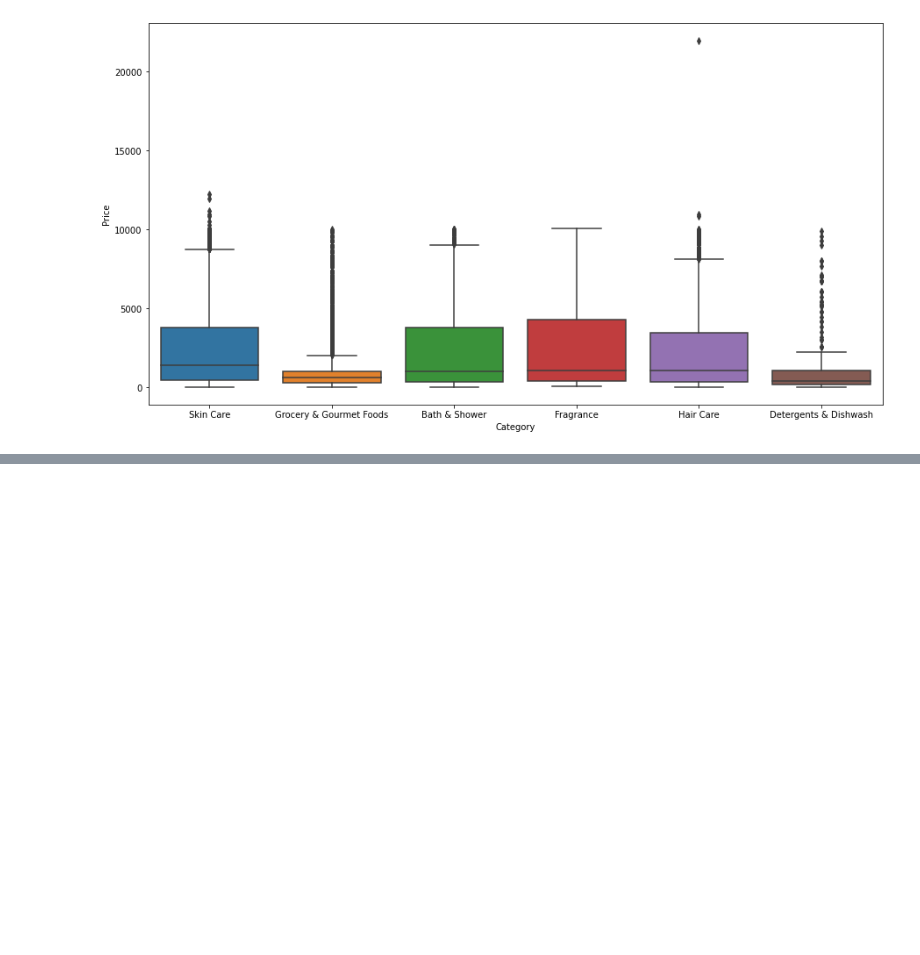
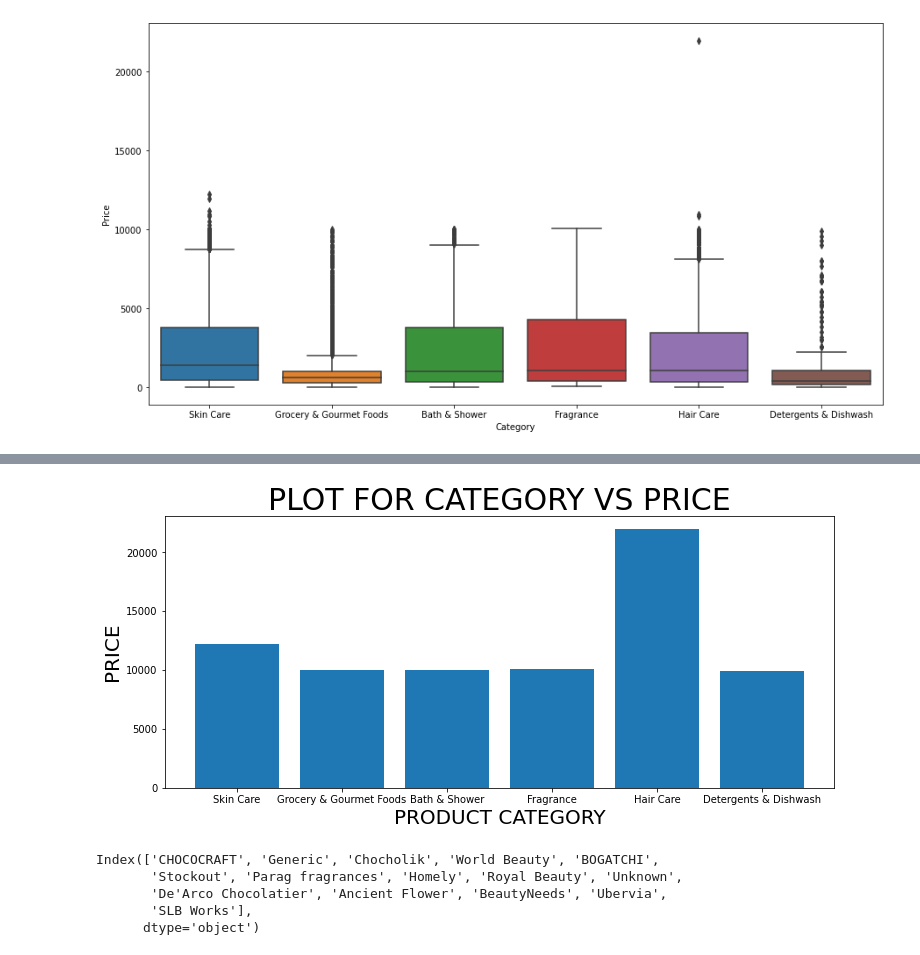
Before and after one commit to Abhishek4848/Amazon-product-listing-Analysis, a Jupyter notebook: AmazonDataAnalysis.ipynb, the cells around one changed output, grey strips where cells are left out. Saved outputs shown, nothing was run; the diff lists cells and outputs as text; code cells hidden in the pictures; blank space fills up the shorter version.

```diff
--- a/AmazonDataAnalysis.ipynb
+++ b/AmazonDataAnalysis.ipynb
@@ -212,0 +377,9 @@ dtype: int64
+# %%
+plt.figure(figsize = (12,5))
+plt.title('PLOT FOR CATEGORY VS PRICE',fontsize=30)
+plt.bar(amzn['Category'].tolist(),amzn['Price'].tolist())
+plt.xlabel("PRODUCT CATEGORY",fontsize=20)
+plt.ylabel("PRICE",fontsize=20)
+plt.show()
+# %% [output]
+[figure, added]
@@ -212,0 +389,8 @@ dtype: int64
+# %%
+brands[0:15].index
+# %% [output]
+Index(['CHOCOCRAFT', 'Generic', 'Chocholik', 'World Beauty', 'BOGATCHI',
+       'Stockout', 'Parag fragrances', 'Homely', 'Royal Beauty', 'Unknown',
+       'De'Arco Chocolatier', 'Ancient Flower', 'BeautyNeeds', 'Ubervia',
+       'SLB Works'],
+      dtype='object')
```
Also changed, not shown: parts of 45 cells of this notebook.
